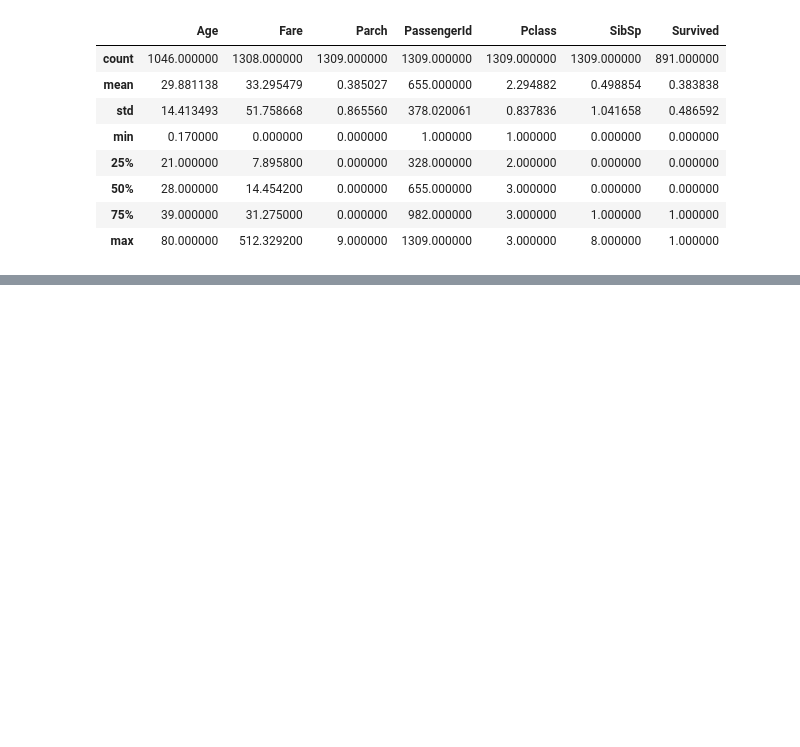
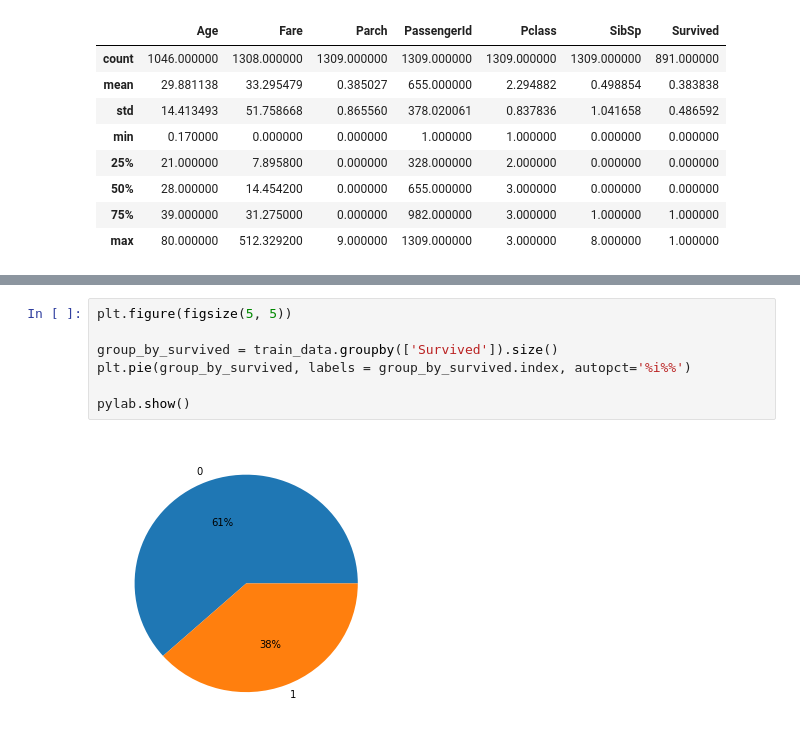
Before and after one commit to adrianoff/ml_coursera, a Jupyter notebook: training/titanic/src/titanic.ipynb, the cells around one changed output, grey strips where cells are left out. Saved outputs shown, nothing was run; the diff lists cells and outputs as text; blank space fills up the shorter version.

Commit message:
titanic training

```diff
--- a/training/titanic/src/titanic.ipynb
+++ b/training/titanic/src/titanic.ipynb
@@ -27,0 +58,9 @@ all_data.describe()
+# %%
+plt.figure(figsize(5, 5))
+
+group_by_survived = train_data.groupby(['Survived']).size()
+plt.pie(group_by_survived, labels = group_by_survived.index, autopct='%i%%')
+
+pylab.show()
+# %% [output]
+[figure, added]
```
Also changed, not shown: parts of 9 cells of this notebook, 1 other file.
